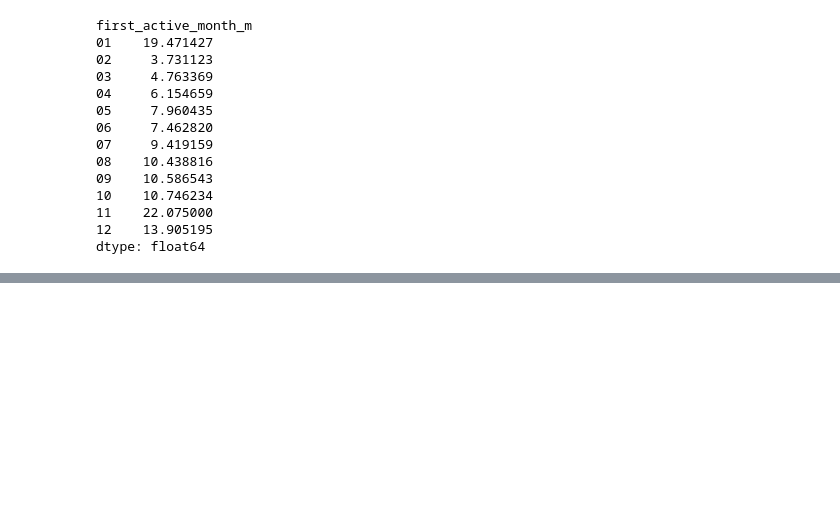
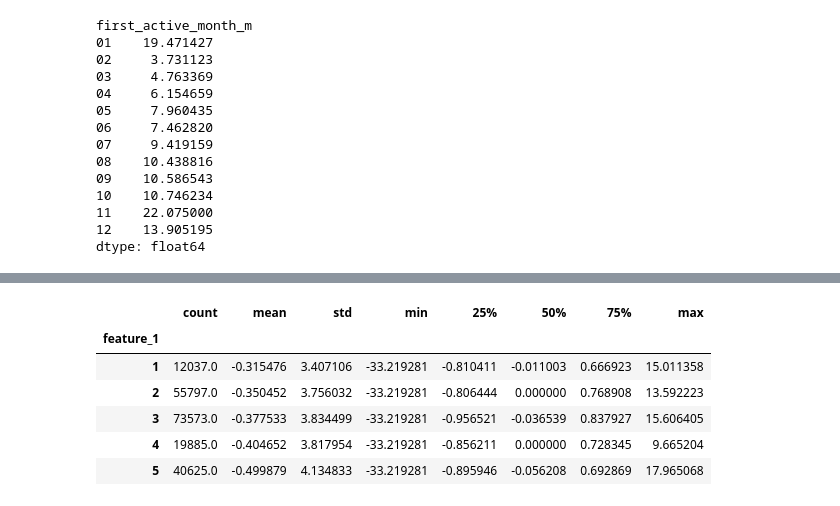
Before and after one commit to scottbradshaw/elo-merchant, a Jupyter notebook: Exploration.ipynb, the cells around one changed output, grey strips where cells are left out. Drawn from its saved outputs; the diff is of its cells as text; code cells hidden in the pictures; blank space fills up the shorter version.

```diff
--- a/Exploration.ipynb
+++ b/Exploration.ipynb
@@ -91,0 +151,10 @@ dtype: float64
+# %%
+train.groupby('feature_1').target.agg('describe')
+# %% [output]
+|  | count | mean | std | min | 25% | 50% | 75% | max |
+| feature_1 |  |  |  |  |  |  |  |  |
+| 1 | 12037.0 | -0.315476 | 3.407106 | -33.219281 | -0.810411 | -0.011003 | 0.666923 | 15.011358 |
+| 2 | 55797.0 | -0.350452 | 3.756032 | -33.219281 | -0.806444 | 0.000000 | 0.768908 | 13.592223 |
+| 3 | 73573.0 | -0.377533 | 3.834499 | -33.219281 | -0.956521 | -0.036539 | 0.837927 | 15.606405 |
+| 4 | 19885.0 | -0.404652 | 3.817954 | -33.219281 | -0.856211 | 0.000000 | 0.728345 | 9.665204 |
+| 5 | 40625.0 | -0.499879 | 4.134833 | -33.219281 | -0.895946 | -0.056208 | 0.692869 | 17.965068 |
```
Also changed, not shown: parts of 13 cells of this notebook.
